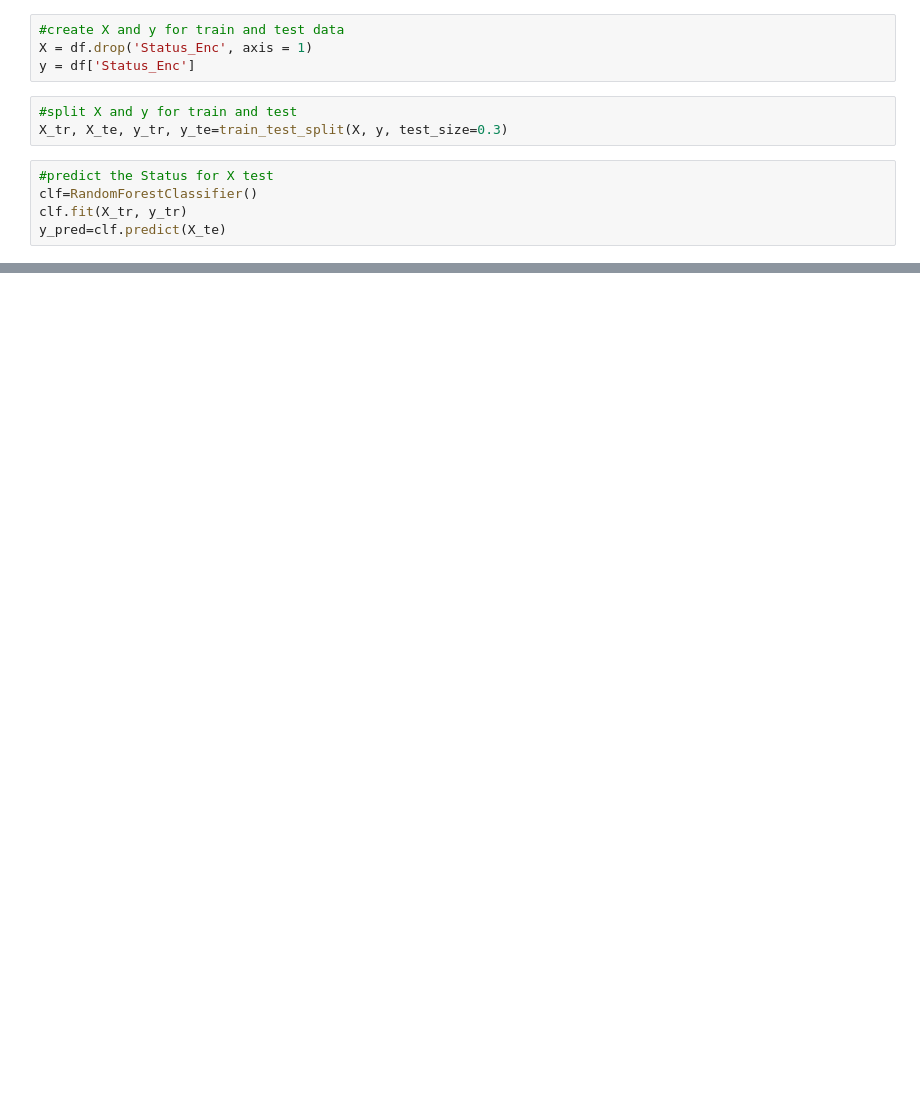
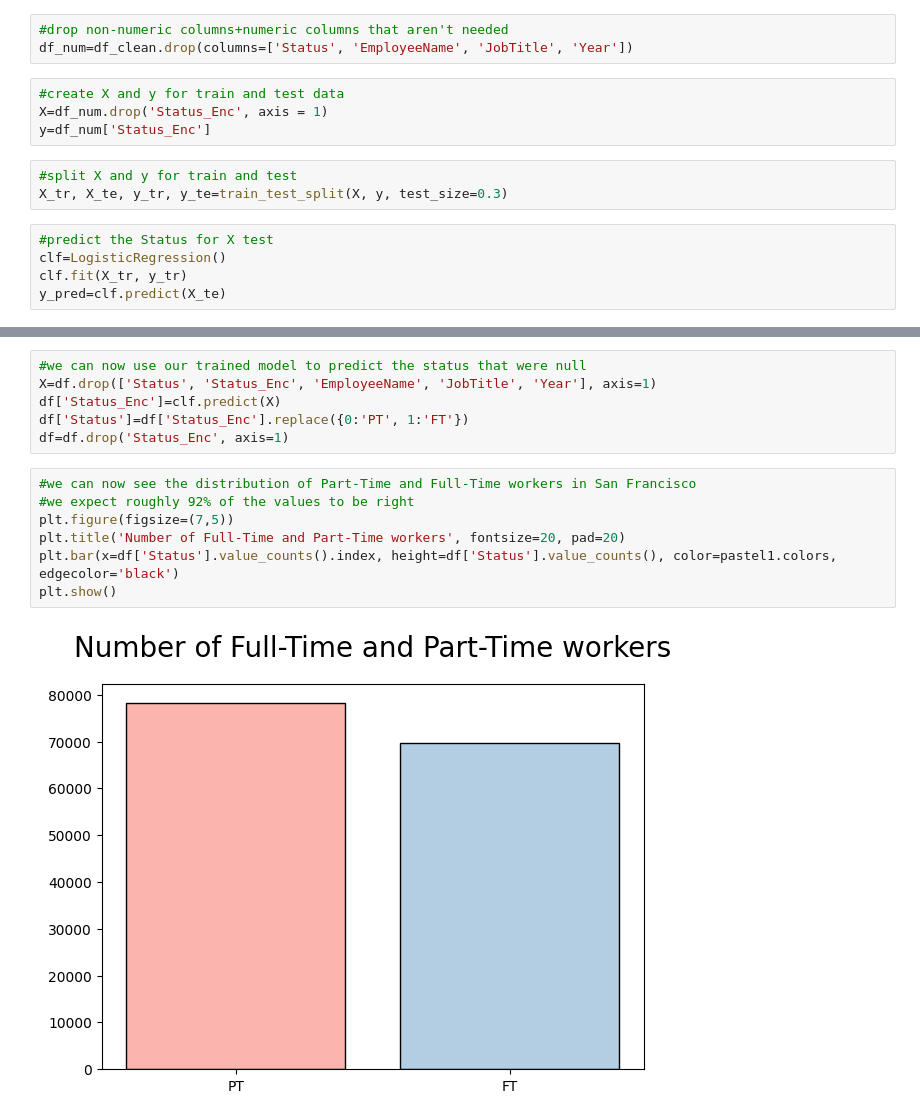
Before and after one commit to niccolozoboli/Programming-January-, a Jupyter notebook: Salaries_definitivo.ipynb, the cells around one changed output, grey strips where cells are left out. Drawn from its saved outputs; the diff is of its cells as text; blank space fills up the shorter version.

```diff
--- a/Salaries_definitivo.ipynb
+++ b/Salaries_definitivo.ipynb
@@ -359,13 +391,16 @@ df=df.drop(columns=['Status', 'EmployeeName', 'JobTitle', 'Year'])
+# %%
+#drop non-numeric columns+numeric columns that aren't needed
+df_num=df_clean.drop(columns=['Status', 'EmployeeName', 'JobTitle', 'Year'])
 # %%
 #create X and y for train and test data
-X = df.drop('Status_Enc', axis = 1)
-y = df['Status_Enc']
+X=df_num.drop('Status_Enc', axis = 1)
+y=df_num['Status_Enc']
 # %%
 #split X and y for train and test
 X_tr, X_te, y_tr, y_te=train_test_split(X, y, test_size=0.3)
 # %%
 #predict the Status for X test
-clf=RandomForestClassifier()
+clf=LogisticRegression()
 clf.fit(X_tr, y_tr)
 y_pred=clf.predict(X_te)
 # %%
@@ -384,0 +422,15 @@ array([0.9580337 , 0.95937662])
+# %%
+#we can now use our trained model to predict the status that were null
+X=df.drop(['Status', 'Status_Enc', 'EmployeeName', 'JobTitle', 'Year'], axis=1)
+df['Status_Enc']=clf.predict(X)
+df['Status']=df['Status_Enc'].replace({0:'PT', 1:'FT'})
+df=df.drop('Status_Enc', axis=1)
+# %%
+#we can now see the distribution of Part-Time and Full-Time workers in San Francisco
+#we expect roughly 92% of the values to be right
+plt.figure(figsize=(7,5))
+plt.title('Number of Full-Time and Part-Time workers', fontsize=20, pad=20)
+plt.bar(x=df['Status'].value_counts().index, height=df['Status'].value_counts(), color=pastel1.colors, edgecolor='black')
+plt.show()
+# %% [output]
+[figure, added]
```
Also changed, not shown: parts of 18 cells of this notebook.
